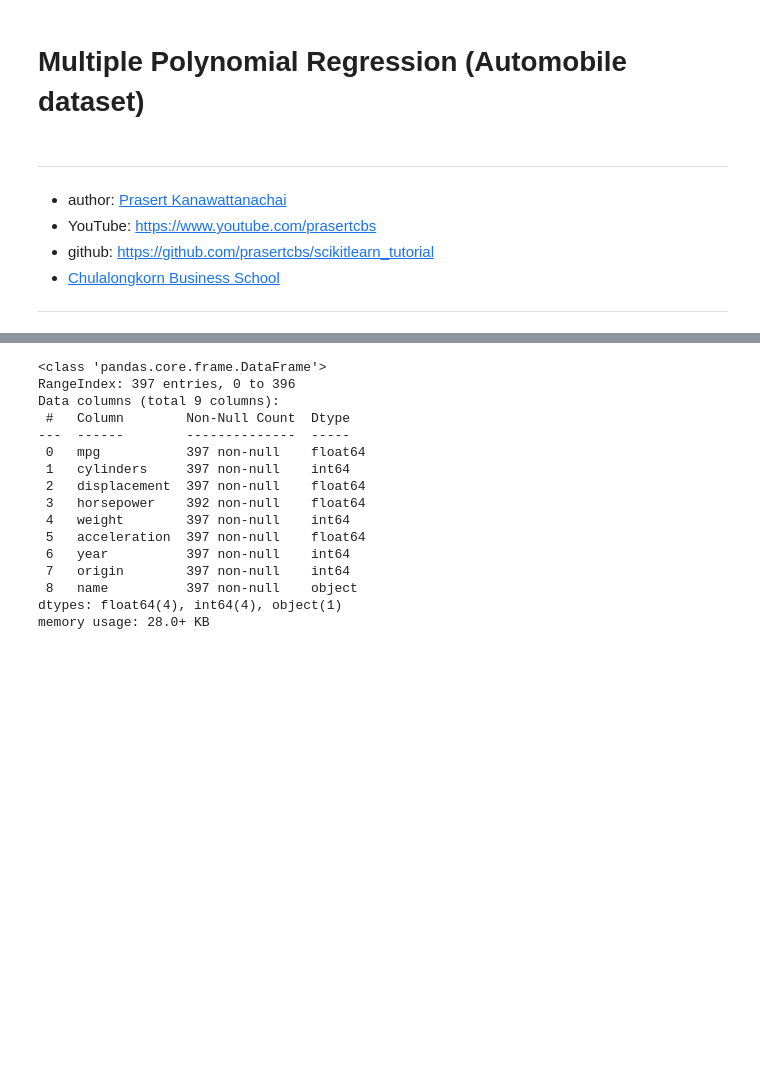
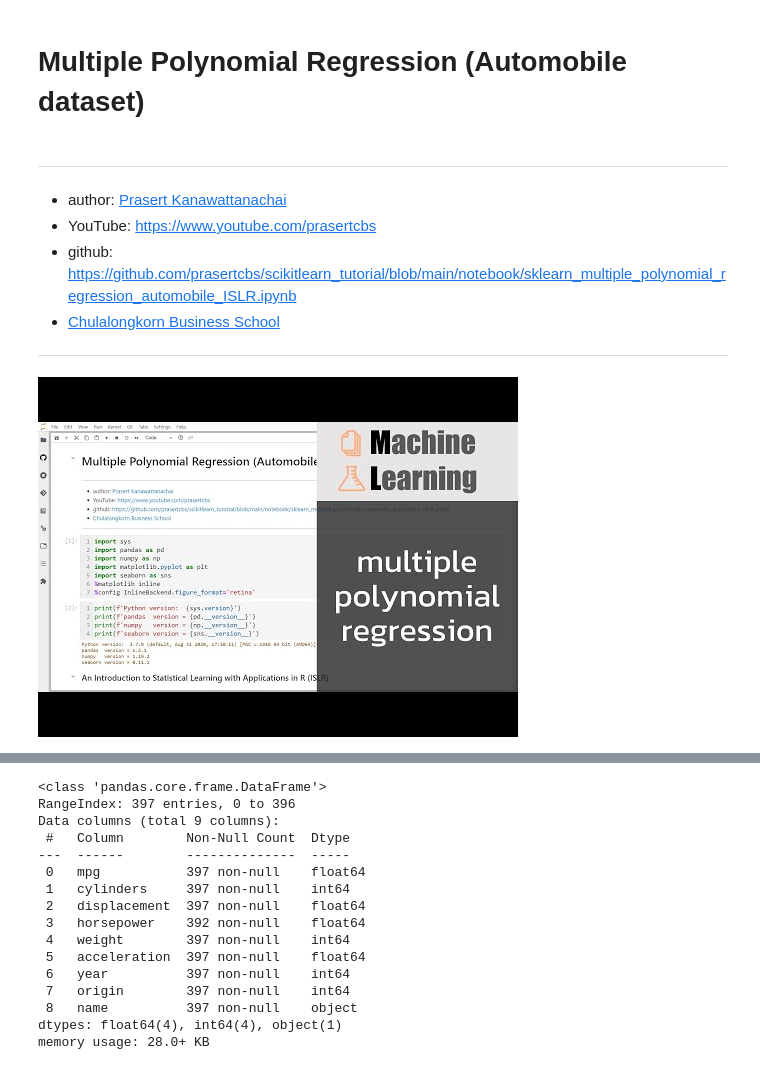
Before and after one commit to prasertcbs/scikitlearn_tutorial, a Jupyter notebook: notebook/sklearn_multiple_polynomial_regression_automobile_ISLR.ipynb, the cells around one changed output, grey strips where cells are left out. Cells and saved outputs as stored; diff of their text form; code cells hidden in the pictures; blank space fills up the shorter version.

```diff
--- a/notebook/sklearn_multiple_polynomial_regression_automobile_ISLR.ipynb
+++ b/notebook/sklearn_multiple_polynomial_regression_automobile_ISLR.ipynb
@@ -4,7 +4,12 @@
 ---
 * author:  [Prasert Kanawattanachai](prasert.k@chula.ac.th)
 * YouTube: https://www.youtube.com/prasertcbs
-* github: https://github.com/prasertcbs/scikitlearn_tutorial
+* github: https://github.com/prasertcbs/scikitlearn_tutorial/blob/main/notebook/sklearn_multiple_polynomial_regression_automobile_ISLR.ipynb
 * [Chulalongkorn Business School](https://www.cbs.chula.ac.th/en/)
 ---
+# %%
+from IPython.display import YouTubeVideo
+YouTubeVideo('fJ-Z3X1bbvs', width=720, height=405)
+# %% [output]
+[figure, added]
 # %%
```
Also changed, not shown: parts of 17 cells of this notebook.
